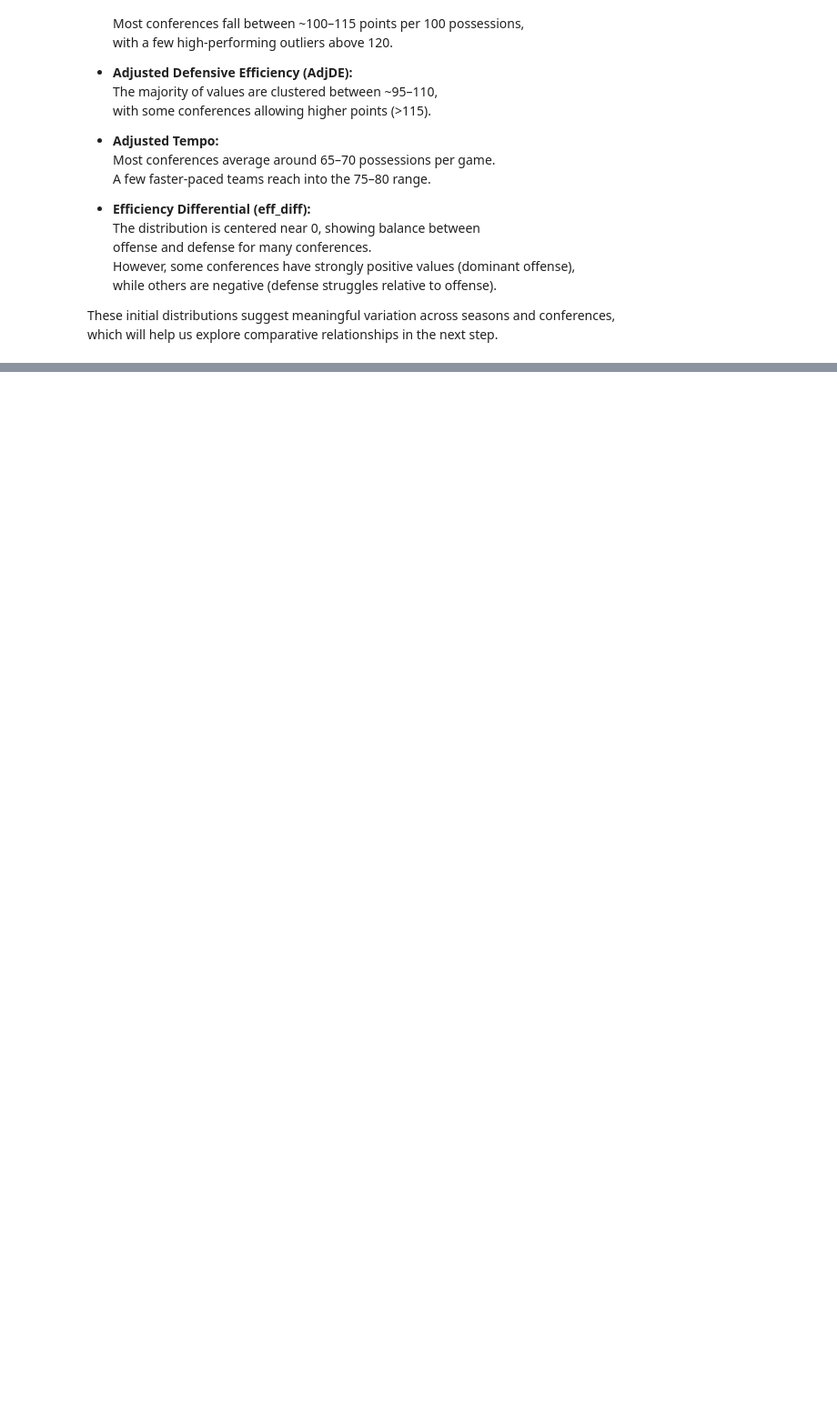
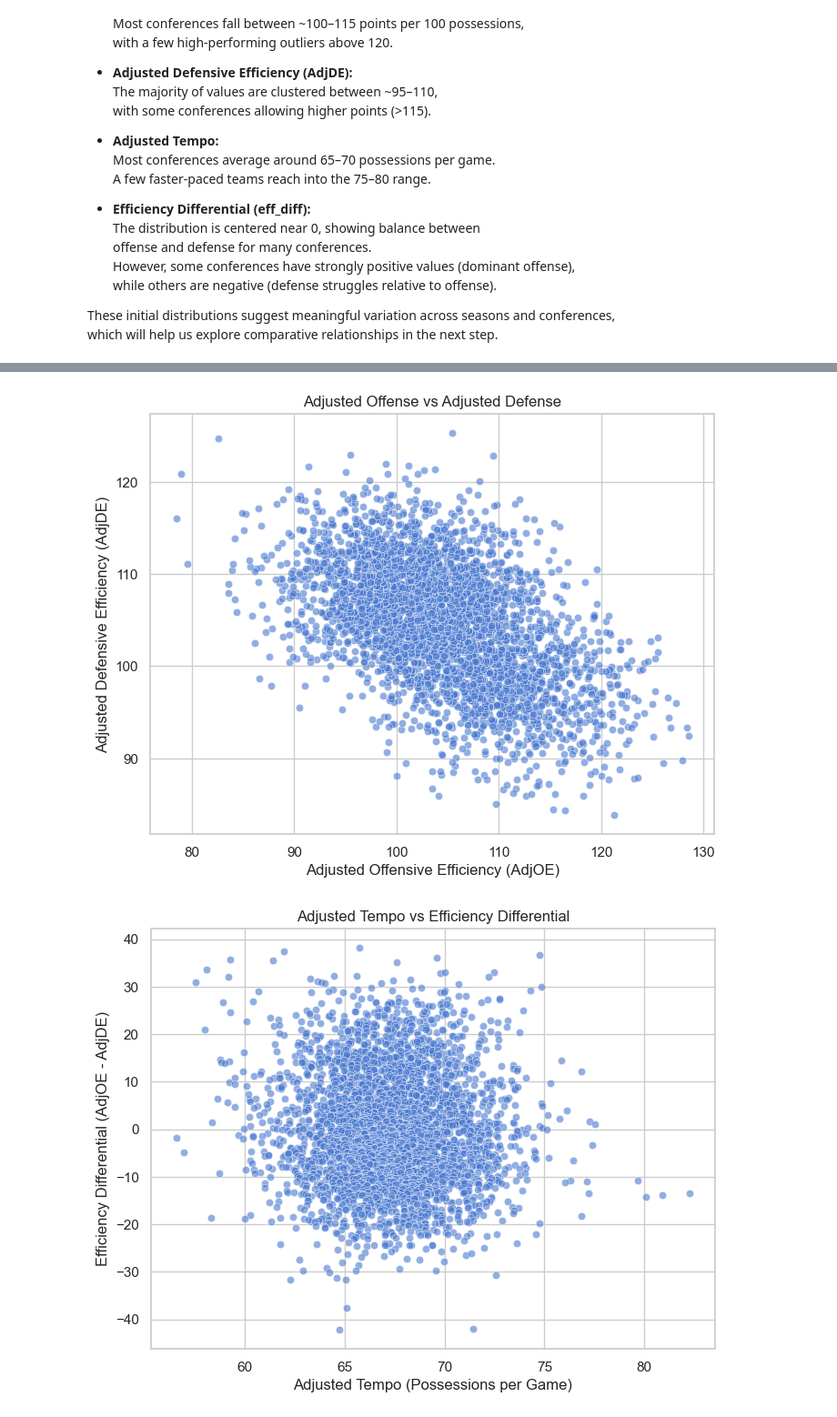
Before and after one commit to brendonmcnulty/datafun-06-eda, a Jupyter notebook: brendon_eda.ipynb, the cells around one changed output, grey strips where cells are left out. Shown at 91% size. Cells and saved outputs as stored; diff of their text form; code cells hidden in the pictures; blank space fills up the shorter version.

Commit message:
Add comparative scatterplots: offense vs defense, tempo vs efficiency differential

```diff
--- a/brendon_eda.ipynb
+++ b/brendon_eda.ipynb
@@ -267,0 +275,24 @@ which will help us explore comparative relationships in the next step.
+# %%
+import seaborn as sns
+
+# Set style
+sns.set(style="whitegrid", palette="muted")
+
+# 1. Offense vs. Defense
+plt.figure(figsize=(8,6))
+sns.scatterplot(data=df, x="adj_off_eff", y="adj_def_eff", alpha=0.6)
+plt.title("Adjusted Offense vs Adjusted Defense")
+plt.xlabel("Adjusted Offensive Efficiency (AdjOE)")
+plt.ylabel("Adjusted Defensive Efficiency (AdjDE)")
+plt.show()
+
+# 2. Tempo vs. Efficiency Differential
+plt.figure(figsize=(8,6))
+sns.scatterplot(data=df, x="adj_tempo", y="eff_diff", alpha=0.6)
+plt.title("Adjusted Tempo vs Efficiency Differential")
+plt.xlabel("Adjusted Tempo (Possessions per Game)")
+plt.ylabel("Efficiency Differential (AdjOE - AdjDE)")
+plt.show()
+# %% [output]
+[figure, added]
+[figure, added]
```
Also changed, not shown: parts of 1 cell of this notebook.
